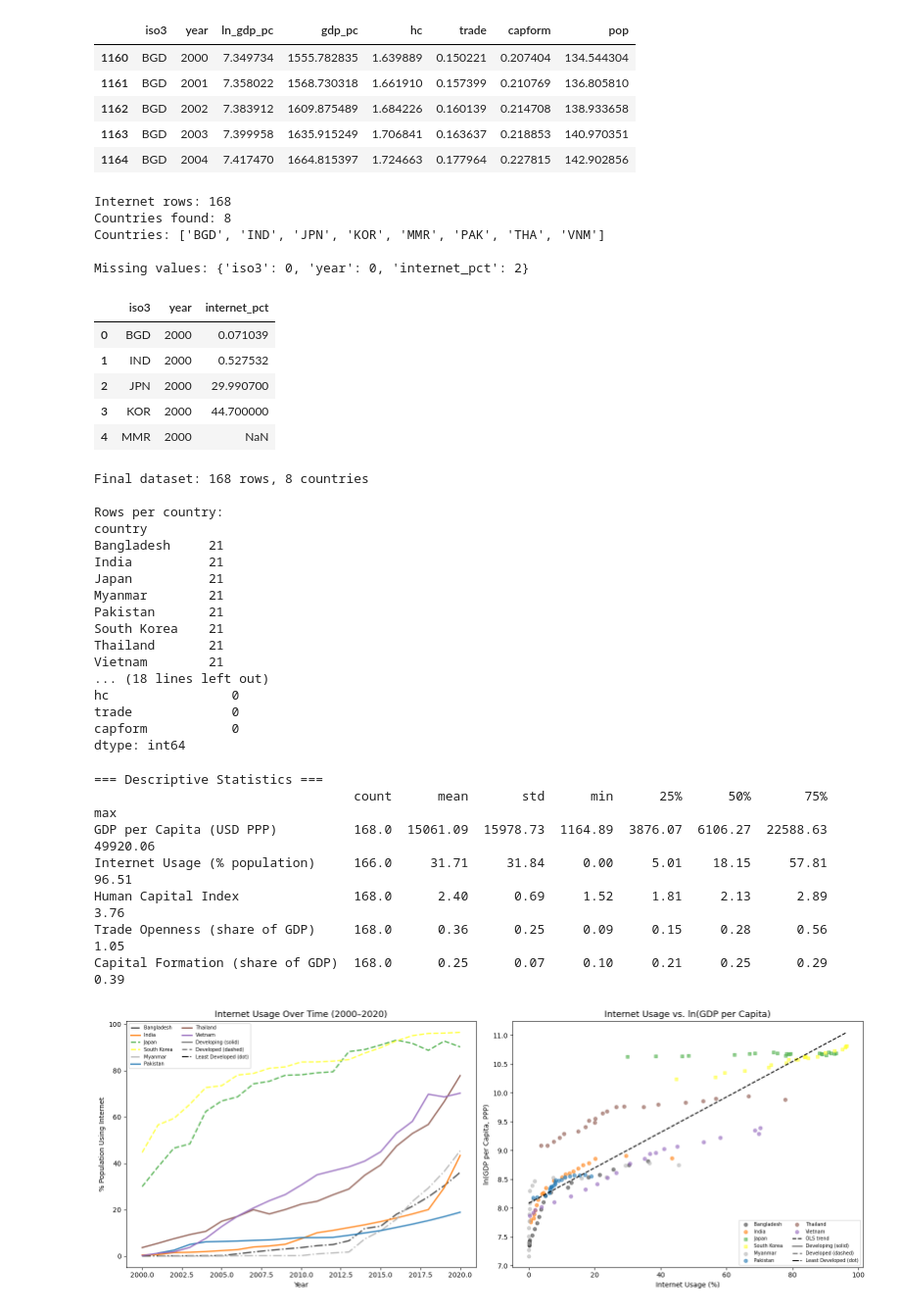
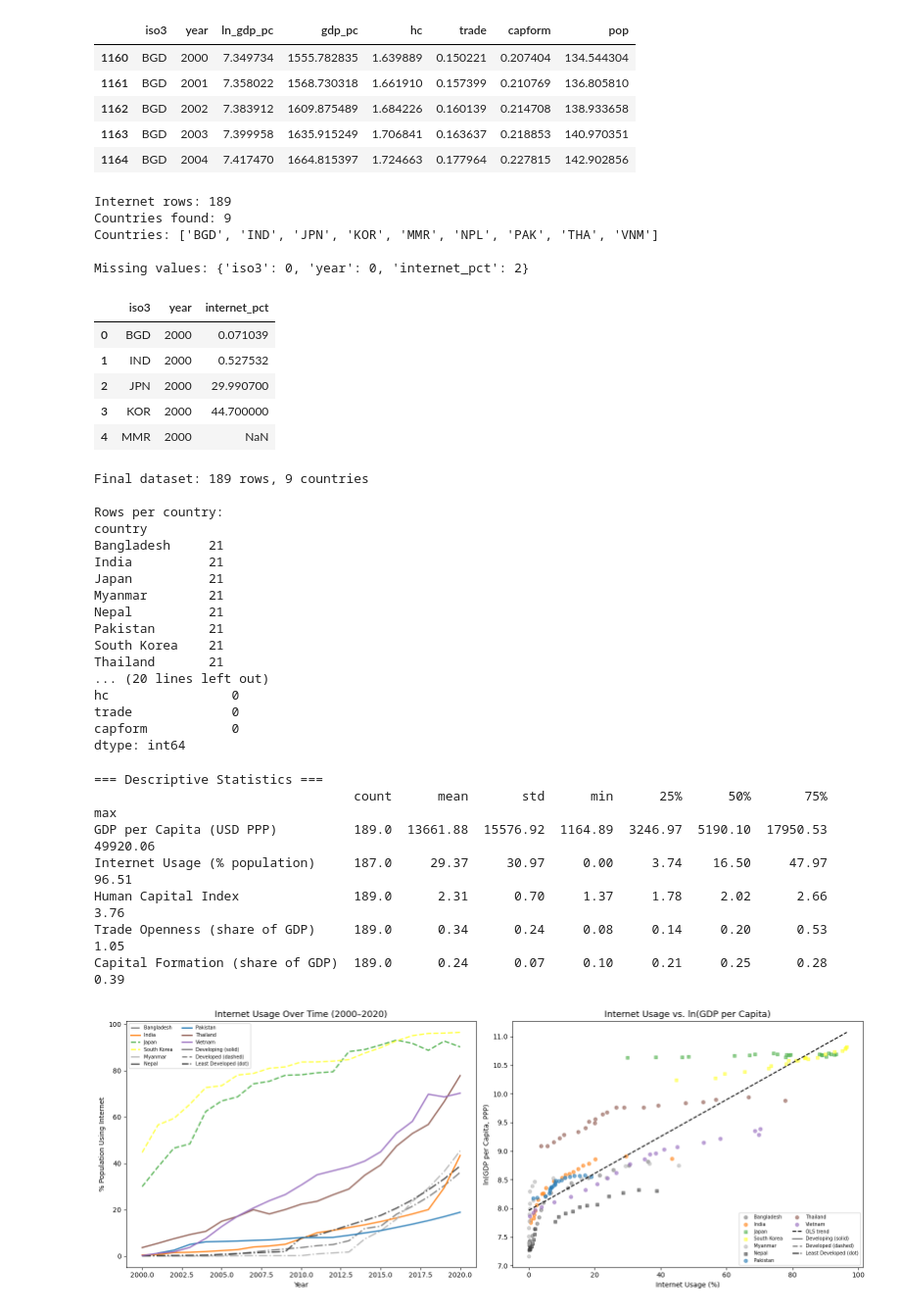
Before and after one commit to JDeyholos/ECON_323_Project, a Jupyter notebook: Regression.ipynb, the cells around one changed output. Shown at 98% size. Drawn from its saved outputs; the diff is of its cells as text; code cells hidden in the pictures.

Commit message:
nepal mentioned

```diff
--- a/Regression.ipynb
+++ b/Regression.ipynb
@@ -44,6 +44,7 @@ country_map = {
     'MMR': 'Myanmar',
     'JPN': 'Japan',
     'KOR': 'South Korea',
+    'NPL': 'Nepal',
 }
 
 pwt_f = pwt[
@@ -174,9 +175,9 @@ print("Countries:", sorted(internet_clean['iso3'].unique()))
 print("\nMissing values:", internet_clean.isnull().sum().to_dict())
 internet_clean.head()
 # %% [output]
-Internet rows: 168
-Countries found: 8
-Countries: ['BGD', 'IND', 'JPN', 'KOR', 'MMR', 'PAK', 'THA', 'VNM']
+Internet rows: 189
+Countries found: 9
+Countries: ['BGD', 'IND', 'JPN', 'KOR', 'MMR', 'NPL', 'PAK', 'THA', 'VNM']
 
 Missing values: {'iso3': 0, 'year': 0, 'internet_pct': 2}
 |  | iso3 | year | internet_pct |
@@ -191,7 +192,7 @@ df = pd.merge(pwt_clean, internet_clean, on=['iso3','year'], how='inner')
 
 # 3-level development status
 developed_isos = ['TWN', 'JPN', 'KOR']
-least_developed_isos = ['MMR', 'BGD']
+least_developed_isos = ['MMR', 'BGD', 'NPL']
 
 df['developed'] = 'developing'
 df.loc[df['iso3'].isin(developed_isos), 'developed'] = 'developed'
@@ -227,7 +228,7 @@ print(df.groupby(['iso3', 'country'])['developed'].first().sort_values())
 print(f"\nMissing values in key variables:")
 print(df[['ln_gdp_pc','internet_lag1','hc','trade','capform']].isnull().sum())
 # %% [output]
-Final dataset: 168 rows, 8 countries
+Final dataset: 189 rows, 9 countries
 
 Rows per country:
 country
@@ -235,11 +236,11 @@ Bangladesh     21
 India          21
 Japan          21
 Myanmar        21
+Nepal          21
 Pakistan       21
 South Korea    21
 Thailand       21
-Vietnam        21
-... (18 lines left out)
+... (20 lines left out)
 hc                0
 trade             0
 capform           0
@@ -261,11 +262,11 @@ print(desc[['count','mean','std','min','25%','50%','75%','max']].to_string())
 # %% [output]
 === Descriptive Statistics ===
                                   count      mean       std      min      25%      50%       75%       max
-GDP per Capita (USD PPP)          168.0  15061.09  15978.73  1164.89  3876.07  6106.27  22588.63  49920.06
-Internet Usage (% population)     166.0     31.71     31.84     0.00     5.01    18.15     57.81     96.51
-Human Capital Index               168.0      2.40      0.69     1.52     1.81     2.13      2.89      3.76
-Trade Openness (share of GDP)     168.0      0.36      0.25     0.09     0.15     0.28      0.56      1.05
-Capital Formation (share of GDP)  168.0      0.25      0.07     0.10     0.21     0.25      0.29      0.39
+GDP per Capita (USD PPP)          189.0  13661.88  15576.92  1164.89  3246.97  5190.10  17950.53  49920.06
+Internet Usage (% population)     187.0     29.37     30.97     0.00     3.74    16.50     47.97     96.51
+Human Capital Index               189.0      2.31      0.70     1.37     1.78     2.02      2.66      3.76
+Trade Openness (share of GDP)     189.0      0.34      0.24     0.08     0.14     0.20      0.53      1.05
+Capital Formation (share of GDP)  189.0      0.24      0.07     0.10     0.21     0.25      0.28      0.39
 # %%
 import matplotlib.pyplot as plt
 import matplotlib.cm as cm
@@ -275,7 +276,7 @@ import numpy as np
 # Unique color per country using two colormaps
 developing_isos = ['PAK','IND','PHL','BGD','VNM','THA','IDN','MYS','MMR']
 developed_isos  = ['TWN','JPN','KOR',]
-least_developed_isos = ['MMR', 'BGD']
+least_developed_isos = ['MMR', 'BGD', 'NPL']
 
 
 dev_colors  = cm.tab10(np.linspace(0, 0.95, len(developing_isos)))
@@ -317,34 +318,34 @@ for iso, grp in df.groupby('iso3'):
                     alpha=0.6, s=25)
 
 # OLS trendline
 valid = df[['internet_pct','ln_gdp_pc']].dropna()
 m, b = np.polyfit(valid['internet_pct'], valid['ln_gdp_pc'], 1)
 x_line = np.linspace(valid['internet_pct'].min(), valid['internet_pct'].max(), 100)
 axes[1].plot(x_line, m*x_line + b, 'k--', linewidth=1.5, label='OLS trend')
 
 axes[1].set_title('Internet Usage vs. ln(GDP per Capita)', fontsize=13)
 axes[1].set_xlabel('Internet Usage (%)')
 axes[1].set_ylabel('ln(GDP per Capita, PPP)')
 axes[1].legend(fontsize=7.5, ncol=2, loc='lower right')
 
 # Shared legend explaining line style / marker convention
 legend_elements = [
     Line2D([0],[0], color='gray', linestyle='-',  lw=2, label='Developing (solid / circle)'),
     Line2D([0],[0], color='gray', linestyle='--', lw=2, label='Developed  (dashed / square)'),
     Line2D([0],[0], color='k', linestyle='-.', lw=1.5, label='Least Developed (dashed / dot)'),
 ]
 for ax in axes:
     existing = ax.get_legend()
     handles, labels = ax.get_legend_handles_labels()
     ax.legend(handles=handles + legend_elements,
               labels=labels + ['Developing (solid)', 'Developed (dashed)', 'Least Developed (dot)'],
               fontsize=7, ncol=2)
 
 plt.tight_layout()
 plt.savefig('eda_internet_gdp.png', dpi=150, bbox_inches='tight')
 plt.show()
 # %% [output]
-[figure, old version]
+[figure, new version]
 # %%
 fig, ax = plt.subplots(figsize=(12, 5))
 
```
Also changed, not shown: parts of 6 cells of this notebook, 3 other files.
